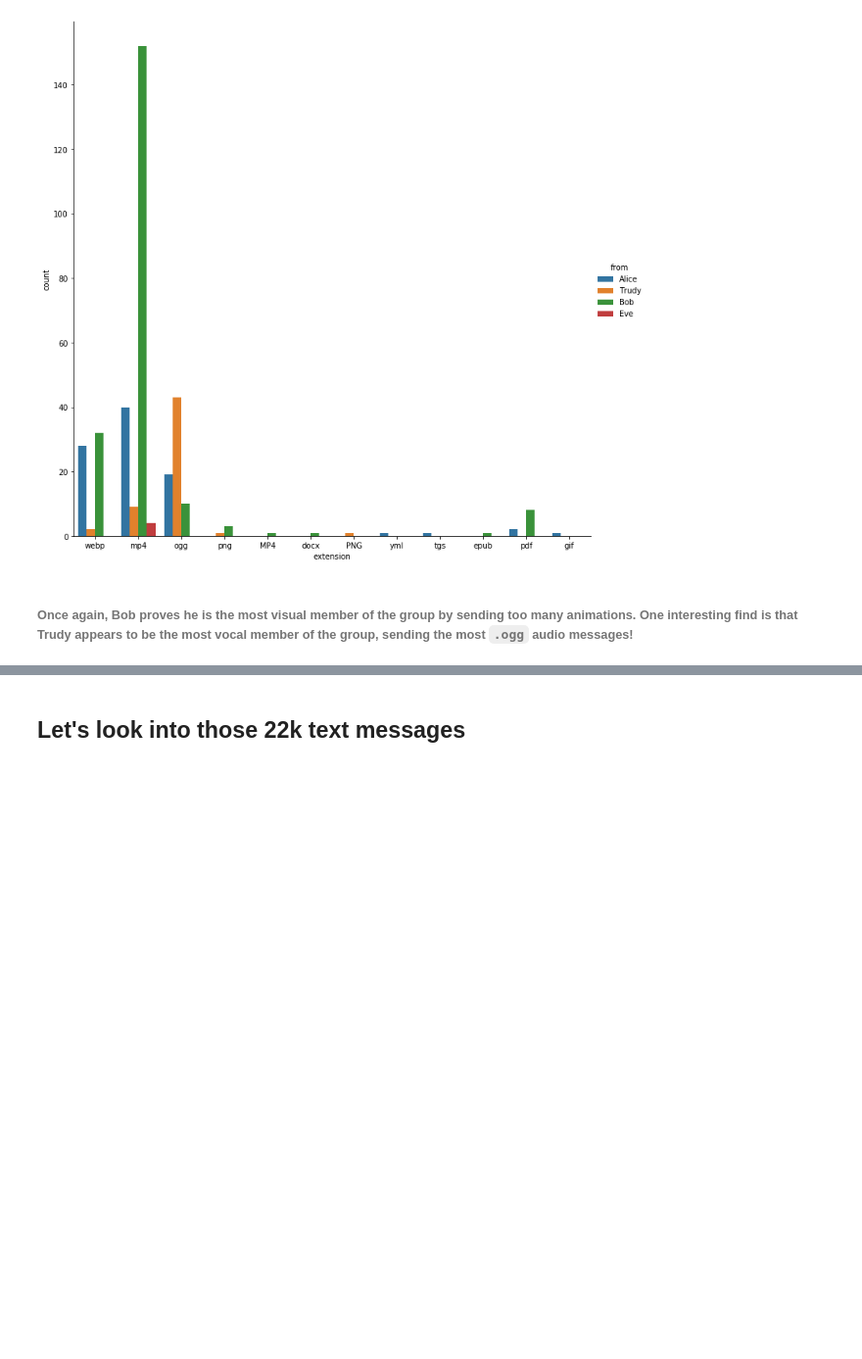
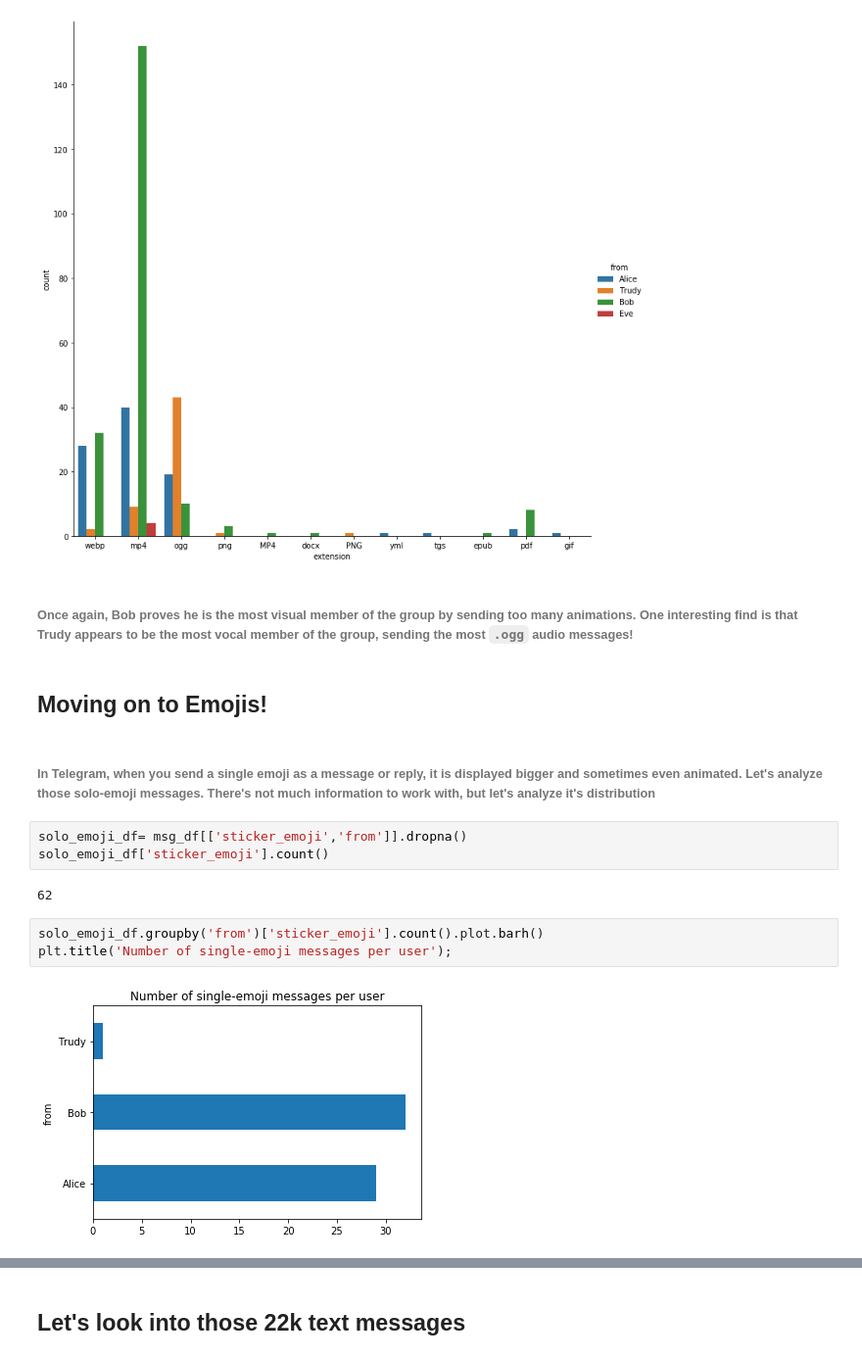
Before and after one commit to galimba/telegram-group-analytics, a Jupyter notebook: terapia_de_grupo.ipynb, the cells around one changed output, grey strips where cells are left out. Shown at 98% size. Cells and saved outputs as stored; diff of their text form; blank space fills up the shorter version.

Commit message:
added solo-emoji msg and WordCloud

```diff
--- a/terapia_de_grupo.ipynb
+++ b/terapia_de_grupo.ipynb
@@ -330,3 +330,17 @@ g = sns.catplot(x="extension", hue="from",
 [figure]
 # %% [markdown]
 ###### Once again, Bob proves he is the most visual member of the group by sending too many animations. One interesting find is that Trudy appears to be the most vocal member of the group, sending the most `.ogg` audio messages!
+# %% [markdown]
+## Moving on to Emojis!
+# %% [markdown]
+###### In Telegram, when you send a single emoji as a message or reply, it is displayed bigger and sometimes even animated. Let's analyze those solo-emoji messages. There's not much information to work with, but let's analyze it's distribution
+# %%
+solo_emoji_df= msg_df[['sticker_emoji','from']].dropna()
+solo_emoji_df['sticker_emoji'].count()
+# %% [output]
+62
+# %%
+solo_emoji_df.groupby('from')['sticker_emoji'].count().plot.barh()
+plt.title('Number of single-emoji messages per user');
+# %% [output]
+[figure, added]
```
Also changed, not shown: parts of 26 cells of this notebook.
